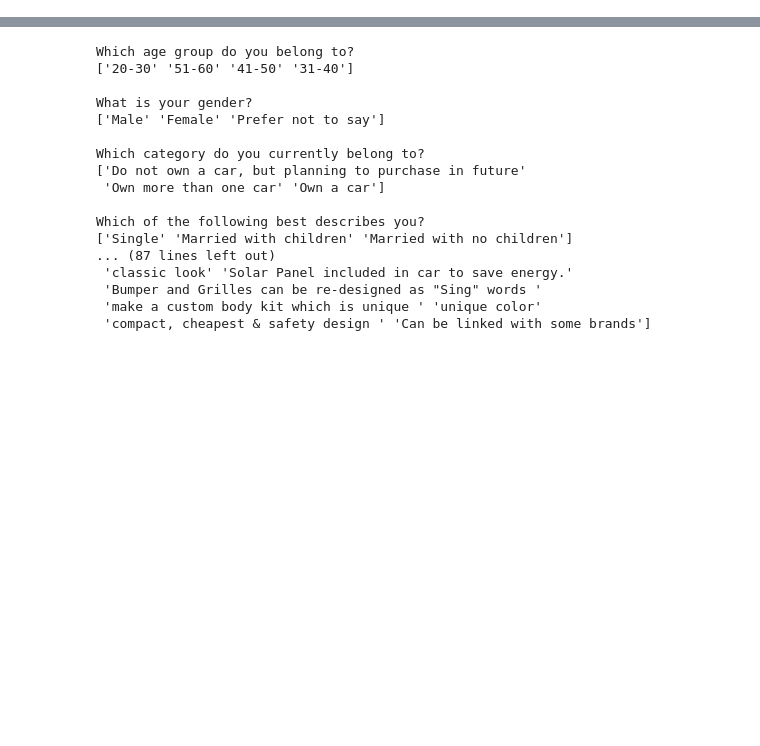
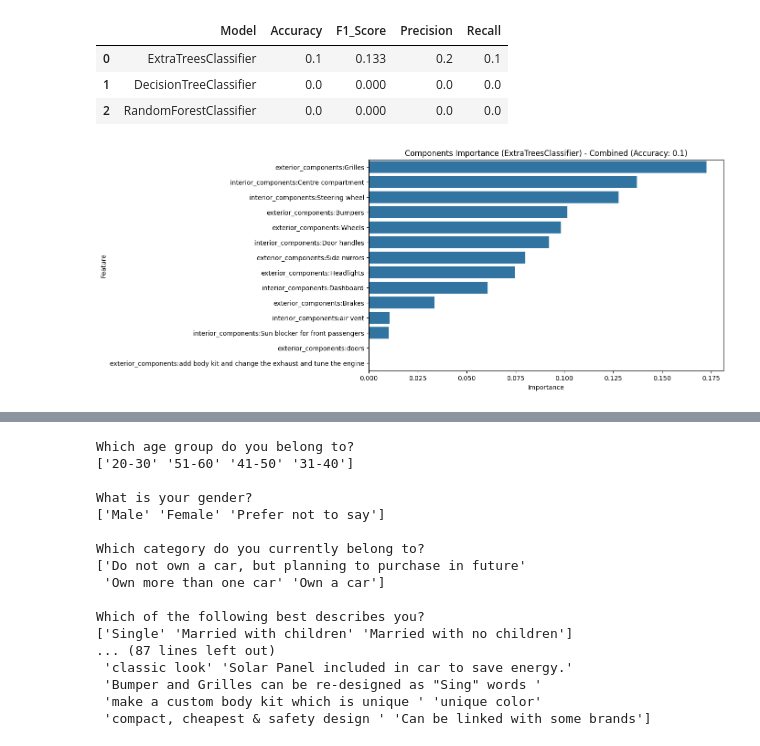
Before and after one commit to bentjh01/MA4829_Machine_Intelligence, a Jupyter notebook: data_exploration.ipynb, the cells around one changed output, grey strips where cells are left out. Cells and saved outputs as stored; diff of their text form; code cells hidden in the pictures; blank space fills up the shorter version.

```diff
--- a/data_exploration.ipynb
+++ b/data_exploration.ipynb
@@ -14,0 +342,20 @@ data_raw_df.head(1)
+# %%
+def analyze_components_importance_classification_rf(X_train, X_test, y_train, y_test, components_cols, title, selected_model):
+    model = selected_model
+    model.fit(X_train, y_train)
+
+    y_pred = model.predict(X_test)
+
+    accuracy = accuracy_score(y_test, y_pred)
+    report = classification_report(y_test, y_pred)
+    feature_importance = model.feature_importances_
+
+    # visualize feature importance
+    importance_df = pd.DataFrame({'Feature': components_cols, 'Importance': feature_importance})
+
+    plt.figure(figsize=(10, 6))
+    sns.barplot(x='Importance', y='Feature', data=importance_df.sort_values(by='Importance', ascending=False))
+    plt.title(f'Components Importance ({model.__class__.__name__}) - {title} (Accuracy: {accuracy})')
+    plt.show()
+
+    # print(f'Classification Report:\n{report}')
@@ -14,0 +364,27 @@ data_raw_df.head(1)
+# %%
+component_cols = interior_components + exterior_components
+X = customise_df[component_cols]
+y = customise_df['customise_spend_encoded']
+
+X_train, X_test, y_train, y_test = train_test_split(X, y, test_size=0.2, random_state=42)
+# %%
+res = pd.DataFrame(columns=['Model', 'Accuracy', 'F1_Score', 'Precision', 'Recall'])
+customised_vehicle_likelihood_model = {}
+for model in classification_models:
+  model_res, model_df = model_evaluation(model, X_train, X_test, y_train, y_test, False)
+  res = pd.concat([res, model_df], ignore_index=True)
+  customised_vehicle_likelihood_model[model.__class__.__name__] = model_res
+  del model_res
+  del model_df
+res = res.sort_values(by='Accuracy', ascending=False)
+res = res.reset_index(drop=True)
+display(res)
+# %% [output]
+|  | Model | Accuracy | F1_Score | Precision | Recall |
+| 0 | ExtraTreesClassifier | 0.1 | 0.133 | 0.2 | 0.1 |
+| 1 | DecisionTreeClassifier | 0.0 | 0.000 | 0.0 | 0.0 |
+| 2 | RandomForestClassifier | 0.0 | 0.000 | 0.0 | 0.0 |
+# %%
+analyze_components_importance_classification_rf(X_train, X_test, y_train, y_test, component_cols, 'Combined', ExtraTreesClassifier())
+# %% [output]
+[figure, added]
```
Also changed, not shown: parts of 38 cells of this notebook, 1 other file.
